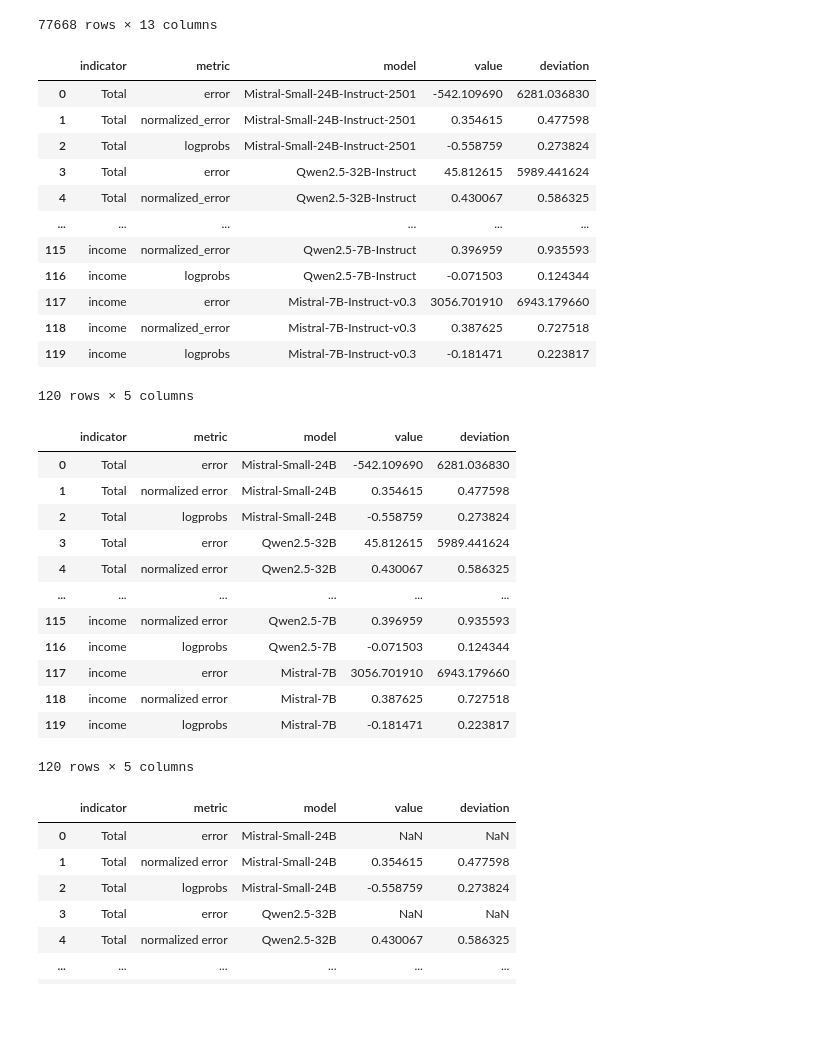
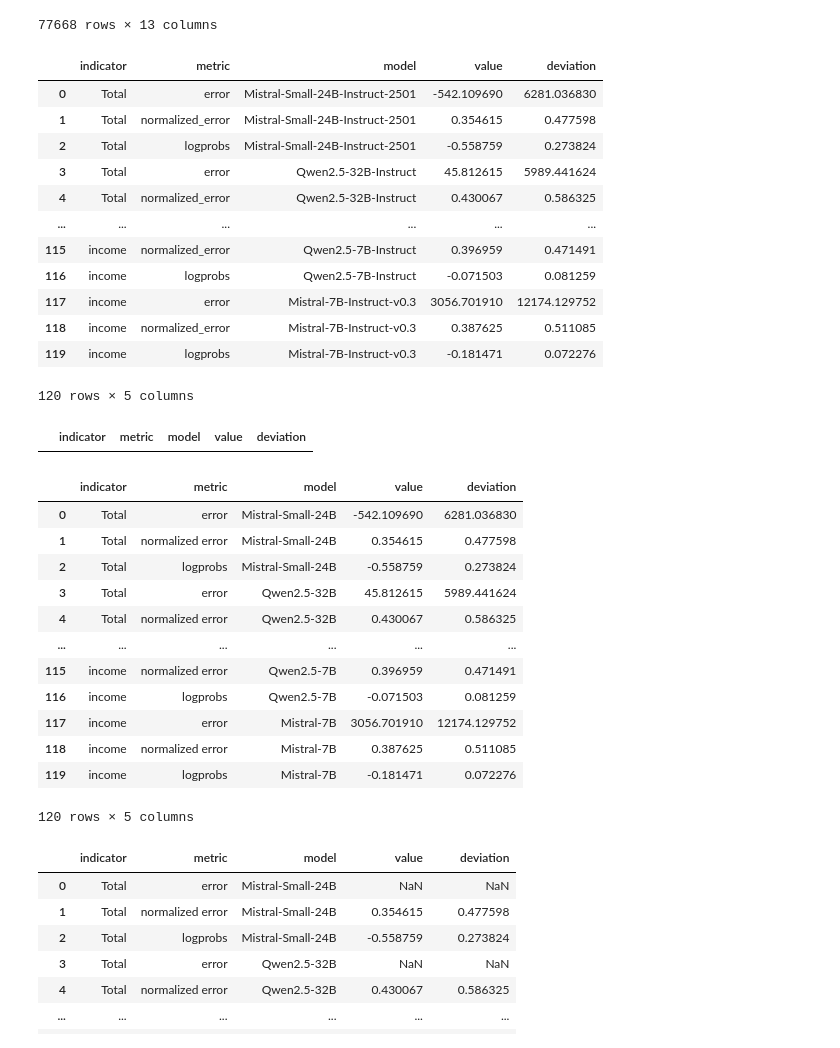
Before and after one commit to remydecoupes/Geo-MISSED, a Jupyter notebook: 4_synthized_results.ipynb, the cells around one changed output. Saved outputs shown, nothing was run; the diff lists cells and outputs as text; code cells hidden in the pictures; blank space fills up the shorter version.

```diff
--- a/4_synthized_results.ipynb
+++ b/4_synthized_results.ipynb
@@ -62,40 +62,45 @@ for model in df_table['model'].unique():
         summary_rows.append({
             'indicator': 'Total',
             'metric': metric,
             'model': model,
             'value': df_table[df_table['model'] == model][metric].mean(),
             'deviation': df_table[df_table['model'] == model][metric].std()
         })
 
 # Per category
 for cat in df_table['indicator'].unique():
     for model in df_table['model'].unique():
         for metric in metrics:
             value = df_table[(df_table['model'] == model) & (df_table['indicator'] == cat)][metric].mean()
+            std = df_table[(df_table['model'] == model) & (df_table['indicator'] == cat)][metric].std()
             summary_rows.append({
                 'indicator': cat,
                 'metric': metric,
                 'model': model,
                 'value': value,
-                'deviation': df_table[df_table['model'] == model][metric].std()
+                'deviation': std
             })
 
 df_summary = pd.DataFrame(summary_rows)
 df_summary
 # %% [output]
 |  | indicator | metric | model | value | deviation |
 | 0 | Total | error | Mistral-Small-24B-Instruct-2501 | -542.109690 | 6281.036830 |
 | 1 | Total | normalized_error | Mistral-Small-24B-Instruct-2501 | 0.354615 | 0.477598 |
 | 2 | Total | logprobs | Mistral-Small-24B-Instruct-2501 | -0.558759 | 0.273824 |
 | 3 | Total | error | Qwen2.5-32B-Instruct | 45.812615 | 5989.441624 |
 | 4 | Total | normalized_error | Qwen2.5-32B-Instruct | 0.430067 | 0.586325 |
 | ... | ... | ... | ... | ... | ... |
-| 115 | income | normalized_error | Qwen2.5-7B-Instruct | 0.396959 | 0.935593 |
-| 116 | income | logprobs | Qwen2.5-7B-Instruct | -0.071503 | 0.124344 |
-| 117 | income | error | Mistral-7B-Instruct-v0.3 | 3056.701910 | 6943.179660 |
-| 118 | income | normalized_error | Mistral-7B-Instruct-v0.3 | 0.387625 | 0.727518 |
-| 119 | income | logprobs | Mistral-7B-Instruct-v0.3 | -0.181471 | 0.223817 |
+| 115 | income | normalized_error | Qwen2.5-7B-Instruct | 0.396959 | 0.471491 |
+| 116 | income | logprobs | Qwen2.5-7B-Instruct | -0.071503 | 0.081259 |
+| 117 | income | error | Mistral-7B-Instruct-v0.3 | 3056.701910 | 12174.129752 |
+| 118 | income | normalized_error | Mistral-7B-Instruct-v0.3 | 0.387625 | 0.511085 |
+| 119 | income | logprobs | Mistral-7B-Instruct-v0.3 | -0.181471 | 0.072276 |
 120 rows × 5 columns
+# %%
+df_summary[df_summary["indicator"] == "age index"]
+# %% [output]
+|  | indicator | metric | model | value | deviation |
 # %%
 # add $_$ value to print the latex table
 def to_math_mode(val):
@@ -119,11 +124,11 @@ df_summary
 | 3 | Total | error | Qwen2.5-32B | 45.812615 | 5989.441624 |
 | 4 | Total | normalized error | Qwen2.5-32B | 0.430067 | 0.586325 |
 | ... | ... | ... | ... | ... | ... |
-| 115 | income | normalized error | Qwen2.5-7B | 0.396959 | 0.935593 |
-| 116 | income | logprobs | Qwen2.5-7B | -0.071503 | 0.124344 |
-| 117 | income | error | Mistral-7B | 3056.701910 | 6943.179660 |
-| 118 | income | normalized error | Mistral-7B | 0.387625 | 0.727518 |
-| 119 | income | logprobs | Mistral-7B | -0.181471 | 0.223817 |
+| 115 | income | normalized error | Qwen2.5-7B | 0.396959 | 0.471491 |
+| 116 | income | logprobs | Qwen2.5-7B | -0.071503 | 0.081259 |
+| 117 | income | error | Mistral-7B | 3056.701910 | 12174.129752 |
+| 118 | income | normalized error | Mistral-7B | 0.387625 | 0.511085 |
+| 119 | income | logprobs | Mistral-7B | -0.181471 | 0.072276 |
 120 rows × 5 columns
 # %%
 # remove error for Total because it doesn't have any sens to keep it
```
Also changed, not shown: parts of 4 cells of this notebook.
